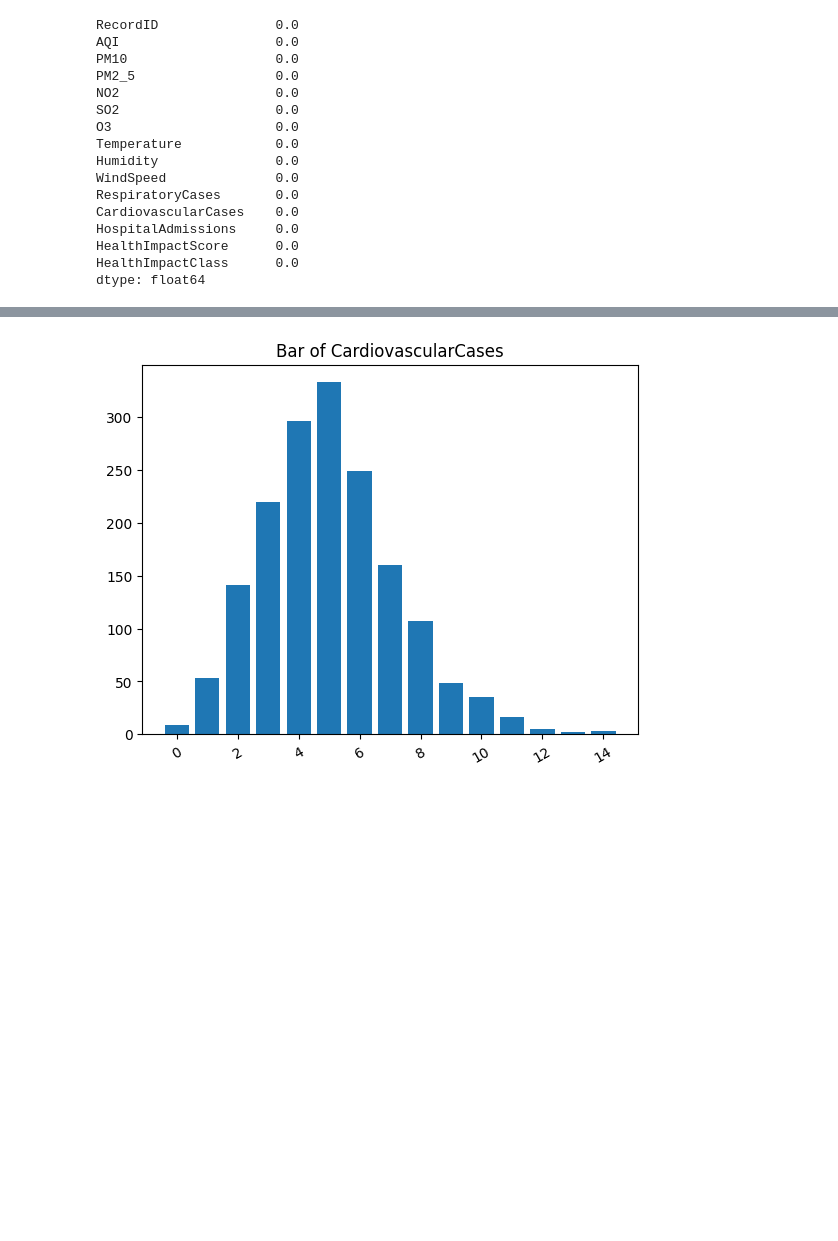
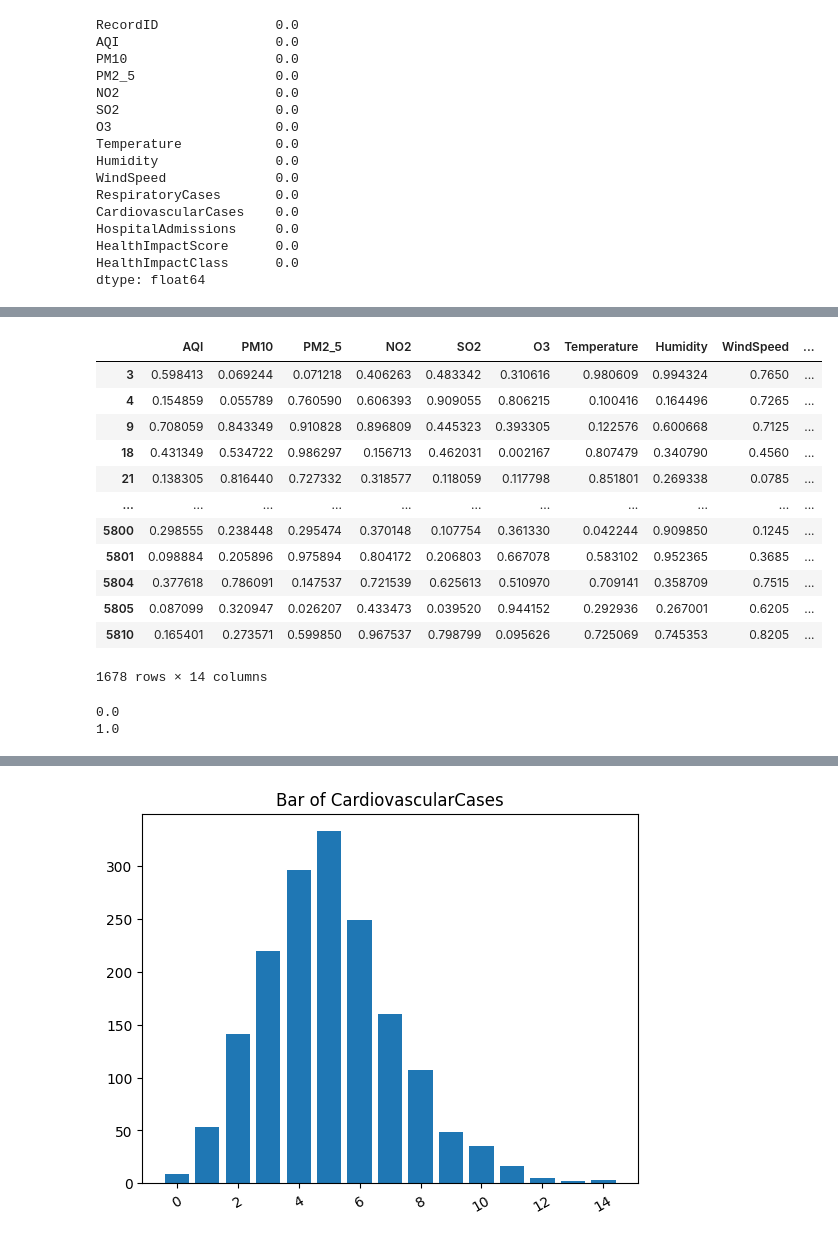
Before and after one commit to alexpanquevac/analisisDatos, a Jupyter notebook: Taller1.ipynb, the cells around one changed output, grey strips where cells are left out. Drawn from its saved outputs; the diff is of its cells as text; code cells hidden in the pictures; blank space fills up the shorter version.

```diff
--- a/Taller1.ipynb
+++ b/Taller1.ipynb
@@ -235,0 +276,32 @@ dtype: float64
+# %%
+#Normalize
+df_cleaned = air_quality.copy()
+
+scaler = MinMaxScaler()
+continuous_columns = ['AQI', 'PM10', 'PM2_5', 'NO2', 'SO2', 'O3', 'Temperature',
+                      'Humidity', 'WindSpeed', 'RespiratoryCases', 'CardiovascularCases',
+                      'HospitalAdmissions', 'HealthImpactScore']
+
+df_cleaned[continuous_columns] = scaler.fit_transform(df_cleaned[continuous_columns])
+# %%
+df_cleaned
+# %% [output]
+|  | AQI | PM10 | PM2_5 | NO2 | SO2 | O3 | Temperature | Humidity | WindSpeed | ... |
+| 3 | 0.598413 | 0.069244 | 0.071218 | 0.406263 | 0.483342 | 0.310616 | 0.980609 | 0.994324 | 0.7650 | ... |
+| 4 | 0.154859 | 0.055789 | 0.760590 | 0.606393 | 0.909055 | 0.806215 | 0.100416 | 0.164496 | 0.7265 | ... |
+| 9 | 0.708059 | 0.843349 | 0.910828 | 0.896809 | 0.445323 | 0.393305 | 0.122576 | 0.600668 | 0.7125 | ... |
+| 18 | 0.431349 | 0.534722 | 0.986297 | 0.156713 | 0.462031 | 0.002167 | 0.807479 | 0.340790 | 0.4560 | ... |
+| 21 | 0.138305 | 0.816440 | 0.727332 | 0.318577 | 0.118059 | 0.117798 | 0.851801 | 0.269338 | 0.0785 | ... |
+| ... | ... | ... | ... | ... | ... | ... | ... | ... | ... | ... |
+| 5800 | 0.298555 | 0.238448 | 0.295474 | 0.370148 | 0.107754 | 0.361330 | 0.042244 | 0.909850 | 0.1245 | ... |
+| 5801 | 0.098884 | 0.205896 | 0.975894 | 0.804172 | 0.206803 | 0.667078 | 0.583102 | 0.952365 | 0.3685 | ... |
+| 5804 | 0.377618 | 0.786091 | 0.147537 | 0.721539 | 0.625613 | 0.510970 | 0.709141 | 0.358709 | 0.7515 | ... |
+| 5805 | 0.087099 | 0.320947 | 0.026207 | 0.433473 | 0.039520 | 0.944152 | 0.292936 | 0.267001 | 0.6205 | ... |
+| 5810 | 0.165401 | 0.273571 | 0.599850 | 0.967537 | 0.798799 | 0.095626 | 0.725069 | 0.745353 | 0.8205 | ... |
+1678 rows × 14 columns
+# %%
+print(df_cleaned['HealthImpactScore'].min())
+print(df_cleaned['HealthImpactScore'].max())
+# %% [output]
+0.0
+1.0
```
Also changed, not shown: parts of 15 cells of this notebook, 1 other file.
